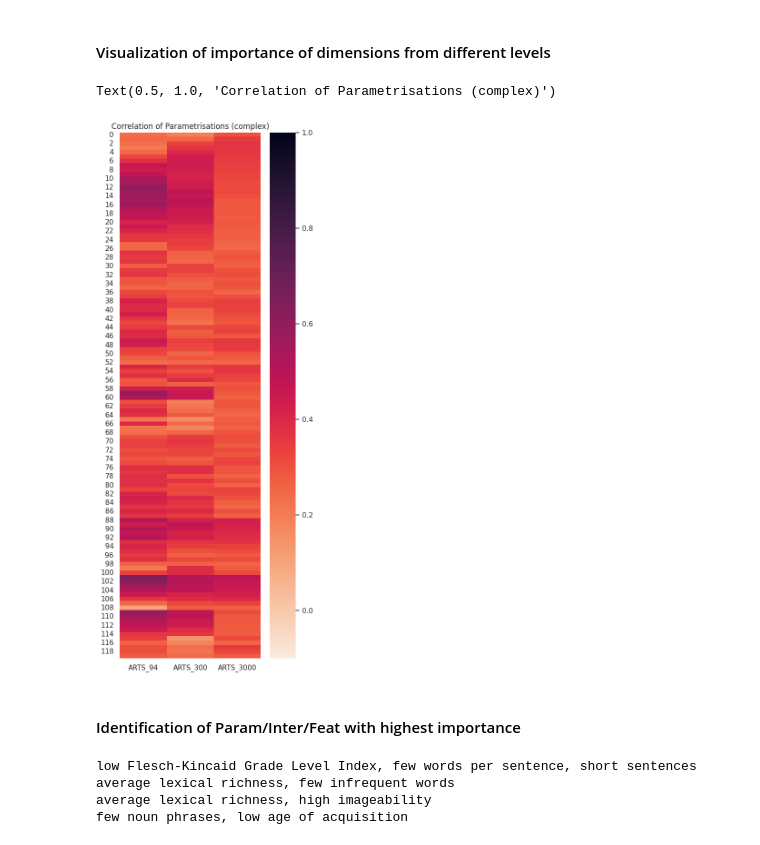
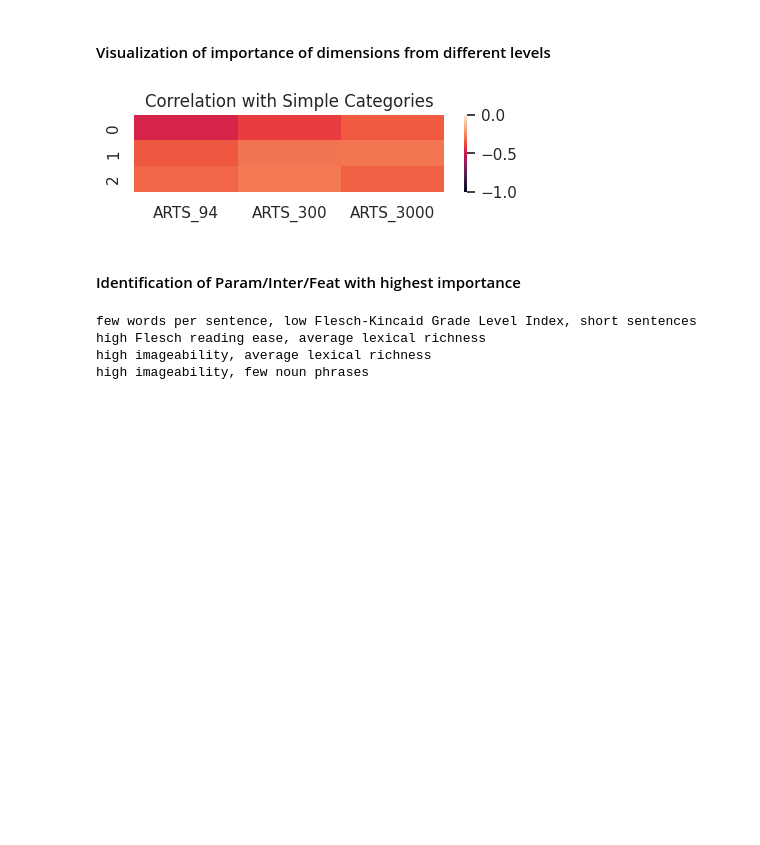
Before and after one commit to bjoernengelmann/BATS, a Jupyter notebook: workspace/RQ1.ipynb, the cells around one changed output. Saved outputs shown, nothing was run; the diff lists cells and outputs as text; code cells hidden in the pictures; blank space fills up the shorter version.

```diff
--- a/workspace/RQ1.ipynb
+++ b/workspace/RQ1.ipynb
@@ -18,7 +20,7 @@ def load_ARTS_data(dims):
 
     if dims == 94:
         path_X = f"/workspace/datasets/ARTS/arts94-1249_labels.pkl"
-        path_y = f"/workspace/datasets/ARTS/gpt-4-1106-preview-94_scores.pkl"
+        path_y = f"/workspace/datasets/ARTS/Gold_Scores.pkl"
         path_label = f"/workspace/datasets/ARTS/ARTS_94_DF.pkl"
     if dims == 300:
         path_X = f"/workspace/datasets/ARTS/arts300-1249_labels.pkl"
@@ -603,7 +602,7 @@ def get_data(simple, rep):
             curr_300 = all_para_s_300
             curr_3000 = all_para_s_3000
 
-            title = 'Correlation of Parametrisations (simple)'
+            title = 'Correlation with Simple Parametrizations'
             sns.set(rc = {'figure.figsize':(5,15)})
 
         if rep == 'inter':
@@ -611,7 +610,7 @@ def get_data(simple, rep):
             curr_300 = all_inter_s_300
             curr_3000 = all_inter_s_3000
 
-            title = 'Correlation of Interpretations (simple)'
+            title = 'Correlation with Simple Interpretations'
             sns.set(rc = {'figure.figsize':(5,2.5)})
 
         if rep == 'feat':
@@ -619,7 +618,7 @@ def get_data(simple, rep):
             curr_300 = all_feat_s_300
             curr_3000 = all_feat_s_3000
 
-            title = 'Correlation of Features (simple)'
+            title = 'Correlation with Simple Features'
 
             sns.set(rc = {'figure.figsize':(5,2.5)})
 
@@ -628,7 +627,7 @@ def get_data(simple, rep):
             curr_300 = all_cat_s_300
             curr_3000 = all_cat_s_3000
 
-            title = 'Correlation of Categories (simple)'
+            title = 'Correlation with Simple Categories'
 
             sns.set(rc = {'figure.figsize':(5,1)})
     else:
@@ -637,7 +636,7 @@ def get_data(simple, rep):
             curr_300 = all_para_c_300
             curr_3000 = all_para_c_3000
 
-            title = 'Correlation of Parametrisations (complex)'
+            title = 'Correlation with Complex Parametrizations'
 
             sns.set(rc = {'figure.figsize':(5,15)})
 
@@ -646,7 +645,7 @@ def get_data(simple, rep):
             curr_300 = all_inter_c_300
             curr_3000 = all_inter_c_3000
 
-            title = 'Correlation of Interpretations (complex)'
+            title = 'Correlation with Complex Interpretations'
 
             sns.set(rc = {'figure.figsize':(5,2.5)})
 
@@ -655,7 +654,7 @@ def get_data(simple, rep):
             curr_300 = all_feat_c_300
             curr_3000 = all_feat_c_3000
 
-            title = 'Correlation of Features (complex)'
+            title = 'Correlation with Complex Features'
 
             sns.set(rc = {'figure.figsize':(5,2.5)})
         if rep == 'cat':
@@ -663,24 +662,28 @@ def get_data(simple, rep):
             curr_300 = all_cat_c_300
             curr_3000 = all_cat_c_3000
 
-            title = 'Correlation of Categories (complex)'
+            title = 'Correlation with Complex Categories'
 
             sns.set(rc = {'figure.figsize':(5,1)})
 
 
     return curr_94, curr_300, curr_3000, title
 # %%
-simple = False
-rep = 'para'
+simple = True
+rep = 'cat'
 cors94, cors300, cors3000, title = get_data(simple, rep)
 
 para_df = pd.DataFrame({'ARTS_94': cors94[0], 'ARTS_300': cors300[0], 'ARTS_3000': cors3000[0]})
 
-sns.heatmap(para_df, vmin=1, vmax=0, cmap='rocket_r').set_title(title)
+if not simple:
+    sns.heatmap(para_df, vmin=1, vmax=0, cmap='rocket_r').set_title(title)
+else:
+    sns.heatmap(para_df, vmin=-1, vmax=0, cmap='rocket').set_title(title)
+
 #sns.heatmap(para_df, vmin=-1, vmax=0).set_title(title)
+plt.savefig('./' + rep + '_' + str(simple) + '.pdf')
 # %% [output]
-Text(0.5, 1.0, 'Correlation of Parametrisations (complex)')
-[figure, old version]
+[figure, new version]
 # %% [markdown]
 #### Identification of Param/Inter/Feat with highest importance
 # %%
@@ -724,7 +727,7 @@ def find_most_important(simple, rep, n):
 
     return sets, intersect
 # %%
-simple = False
+simple = True
 rep = 'feat' # needs to be in 'para', 'inter', 'feat'
 n = 5
 
@@ -735,7 +738,7 @@ print(str(sets['ARTS_94'].difference(intersect))[2:-2].replace("'", '').replace(
 print(str(sets['ARTS_300'].difference(intersect))[2:-2].replace("'", '').replace('_', '$\_$'))
 print(str(sets['ARTS_3000'].difference(intersect))[2:-2].replace("'", '').replace('_', '$\_$'))
 # %% [output]
-low Flesch-Kincaid Grade Level Index, few words per sentence, short sentences
-average lexical richness, few infrequent words
-average lexical richness, high imageability
-few noun phrases, low age of acquisition
+few words per sentence, low Flesch-Kincaid Grade Level Index, short sentences
+high Flesch reading ease, average lexical richness
+high imageability, average lexical richness
+high imageability, few noun phrases
```
Also changed, not shown: parts of 2 cells of this notebook, 3 other files.
